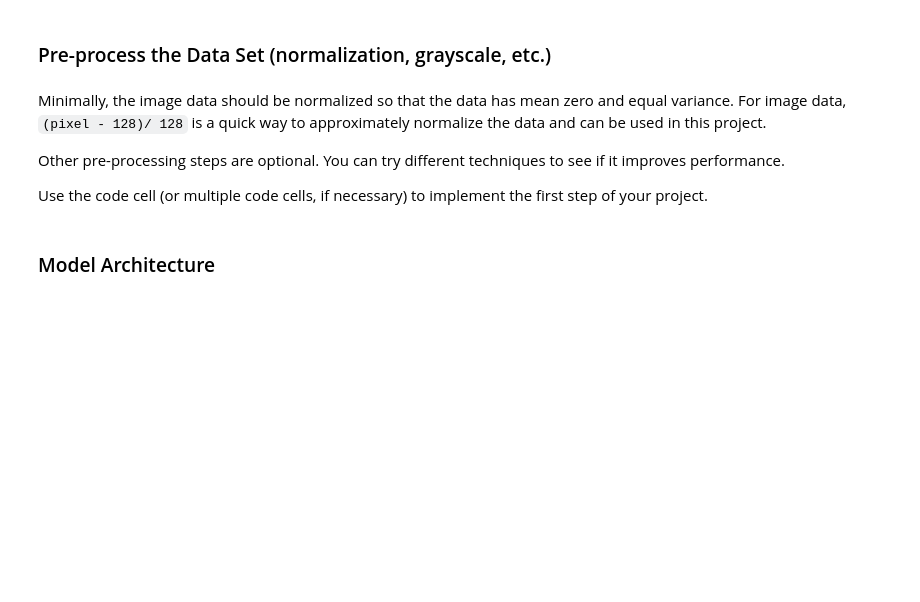
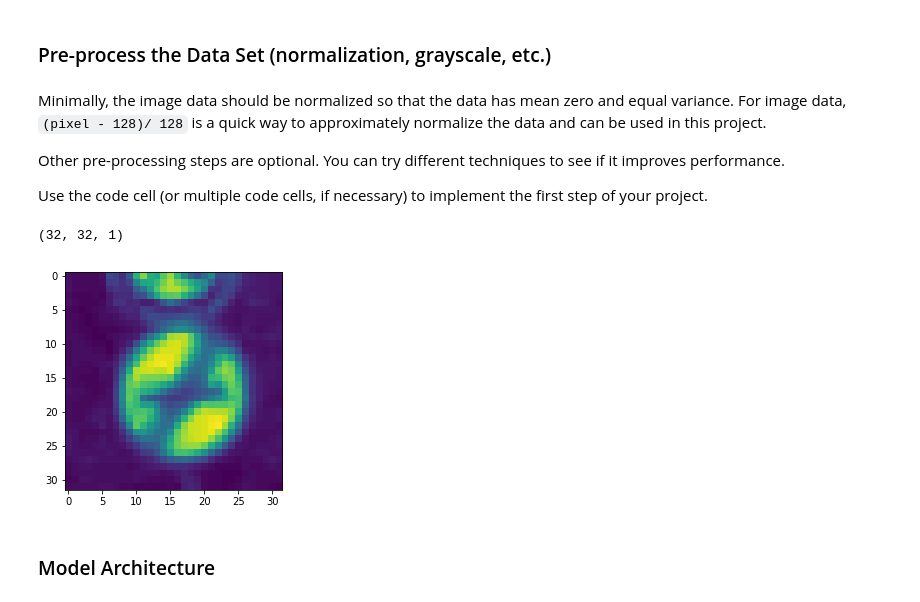
Before and after one commit to AmeyaWagh/CarND_Traffic_Sign_Classifier_Project, a Jupyter notebook: Traffic_Sign_Classifier.ipynb, the cells around one changed output. Saved outputs shown, nothing was run; the diff lists cells and outputs as text; code cells hidden in the pictures; blank space fills up the shorter version.

```diff
--- a/Traffic_Sign_Classifier.ipynb
+++ b/Traffic_Sign_Classifier.ipynb
@@ -126,6 +135,25 @@ Use the code cell (or multiple code cells, if necessary) to implement the first
 # %%
 ### Preprocess the data here. It is required to normalize the data. Other preprocessing steps could include
 ### converting to grayscale, etc.
 ### Feel free to use as many code cells as needed.
+import numpy as np
+import cv2
+
+INPUT_DIMENSION = (32,32,1)
+
+gray_image = lambda img: cv2.cvtColor( img, cv2.COLOR_RGB2GRAY )
+preprocess_image = lambda im: np.resize((gray_image(im)/255)-0.5,INPUT_DIMENSION)
+
+X_train = [preprocess_image(sample) for sample in X_train]
+X_test = [preprocess_image(sample) for sample in X_test]
+X_valid = [preprocess_image(sample) for sample in X_valid]
+
+print(X_train[0].shape)
+plt.figure()
+plt.imshow(X_train[0].squeeze())
+plt.show()
+# %% [output]
+(32, 32, 1)
+[figure, added]
 # %% [markdown]
 ### Model Architecture
```
Also changed, not shown: parts of 6 cells of this notebook, 1 other file.
